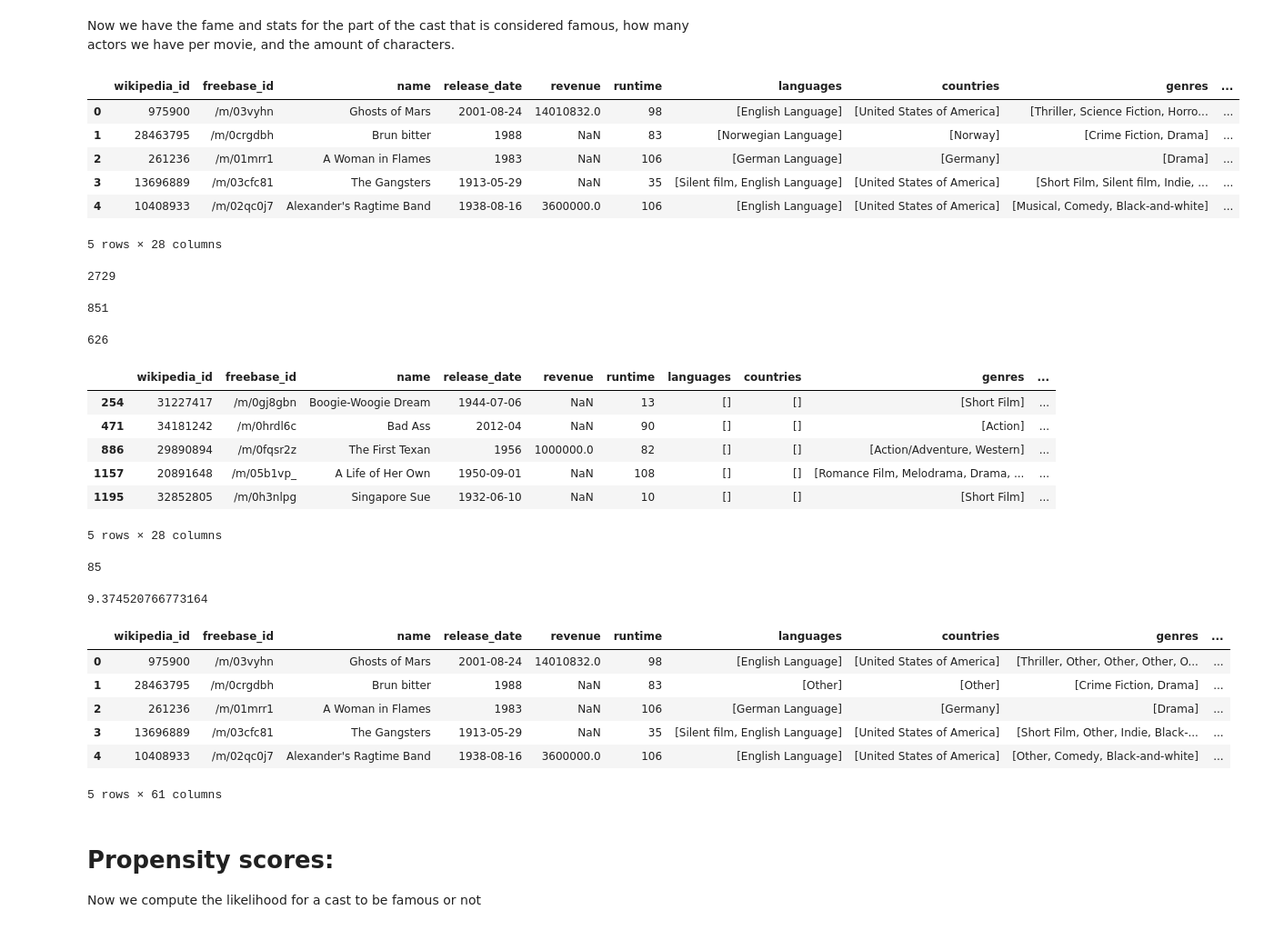
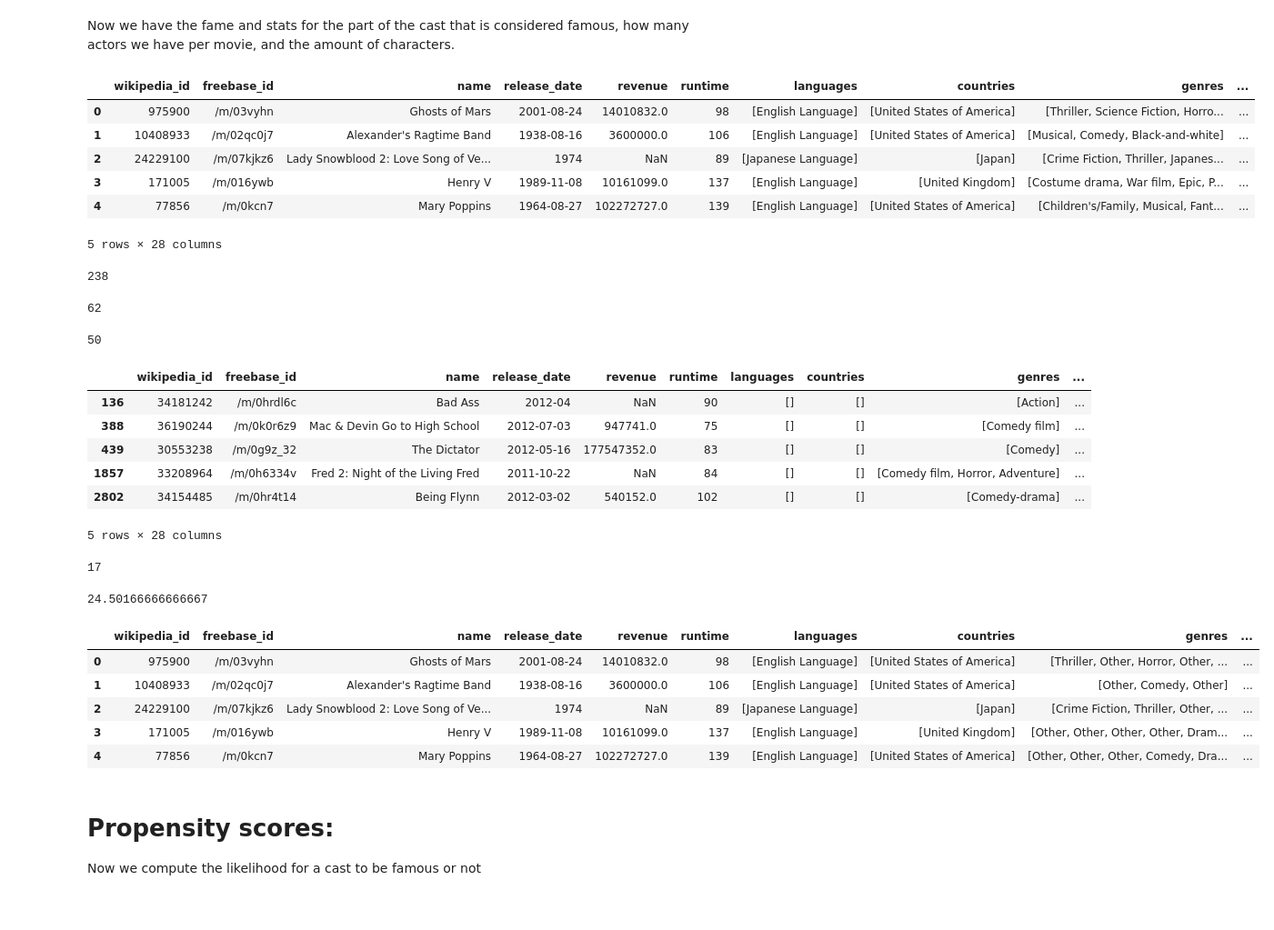
Before and after one commit to epfl-ada/ada-2023-project-shinebrightlikeadamon, a Jupyter notebook: fame_pop_analysis.ipynb, the cells around one changed output. Shown at 91% size. Drawn from its saved outputs; the diff is of its cells as text; code cells hidden in the pictures.

```diff
--- a/fame_pop_analysis.ipynb
+++ b/fame_pop_analysis.ipynb
@@ -440,6 +440,20 @@ AttributeError: type object 'DOMWidget' has no attribute '_ipython_display_'
 # Popularity matching
 # %% [markdown]
 First, let us visualize our data.
+# %%
+# Open the cleaned datasets from the cleaned_datasets folder
+movies = pd.read_csv('cleaned_datasets/movies_clean.csv')
+characters = pd.read_csv('cleaned_datasets/characters_clean.csv')
+actors_info = pd.read_csv('cleaned_datasets/actors_info_clean.csv')
+actors_list = pd.read_csv('cleaned_datasets/actors_list_clean.csv')
+
+# Add the average fame, liked, disliked and neutral scores from the characters dataframe per movie to the movies dataframe
+values = characters.groupby('freebase_movie_id',as_index=False).mean()#.agg({'Fame':'mean','Liked':'mean','Disliked':'mean','Neutral':'mean'})
+movies = pd.merge(movies, values[['freebase_movie_id','Fame','Liked','Disliked','Neutral']], left_on='freebase_id', right_on='freebase_movie_id', how='left')
+movies = movies.drop(['freebase_movie_id'], axis=1)
+# %%
+# filter dataset to more restricted movies
+movies = movies[movies['numVotes'] >= 2000]
 # %%
 # plot a bar plot with the movies with a fame > 0 and the movies with a fame = 0, use the number of movies as the height of the bar
 plt.figure(figsize=(10,6))
@@ -571,10 +585,10 @@ display(movies_copy.head())
 # %% [output]
 |  | wikipedia_id | freebase_id | name | release_date | revenue | runtime | languages | countries | genres | ... |
 | 0 | 975900 | /m/03vyhn | Ghosts of Mars | 2001-08-24 | 14010832.0 | 98 | [English Language] | [United States of America] | [Thriller, Science Fiction, Horro... | ... |
-| 1 | 28463795 | /m/0crgdbh | Brun bitter | 1988 | NaN | 83 | [Norwegian Language] | [Norway] | [Crime Fiction, Drama] | ... |
-| 2 | 261236 | /m/01mrr1 | A Woman in Flames | 1983 | NaN | 106 | [German Language] | [Germany] | [Drama] | ... |
-| 3 | 13696889 | /m/03cfc81 | The Gangsters | 1913-05-29 | NaN | 35 | [Silent film, English Language] | [United States of America] | [Short Film, Silent film, Indie, ... | ... |
-| 4 | 10408933 | /m/02qc0j7 | Alexander's Ragtime Band | 1938-08-16 | 3600000.0 | 106 | [English Language] | [United States of America] | [Musical, Comedy, Black-and-white] | ... |
+| 1 | 10408933 | /m/02qc0j7 | Alexander's Ragtime Band | 1938-08-16 | 3600000.0 | 106 | [English Language] | [United States of America] | [Musical, Comedy, Black-and-white] | ... |
+| 2 | 24229100 | /m/07kjkz6 | Lady Snowblood 2: Love Song of Ve... | 1974 | NaN | 89 | [Japanese Language] | [Japan] | [Crime Fiction, Thriller, Japanes... | ... |
+| 3 | 171005 | /m/016ywb | Henry V | 1989-11-08 | 10161099.0 | 137 | [English Language] | [United Kingdom] | [Costume drama, War film, Epic, P... | ... |
+| 4 | 77856 | /m/0kcn7 | Mary Poppins | 1964-08-27 | 102272727.0 | 139 | [English Language] | [United States of America] | [Children's/Family, Musical, Fant... | ... |
 5 rows × 28 columns
 # %%
 # show the rows where languages is an empty list
@@ -590,18 +604,18 @@ display(len(movies_copy[(movies_copy['languages'].apply(len) == 0) & (movies_cop
 # print mean of fame for all the movies with no language and no country as interpreted in the previous lines
 print(movies_copy[(movies_copy['languages'].apply(len) == 0) & (movies_copy['countries'].apply(len) == 0)]['fame_only'].mean())
 # %% [output]
-2729
+238
-851
+62
-626
+50
 |  | wikipedia_id | freebase_id | name | release_date | revenue | runtime | languages | countries | genres | ... |
-| 254 | 31227417 | /m/0gj8gbn | Boogie-Woogie Dream | 1944-07-06 | NaN | 13 | [] | [] | [Short Film] | ... |
-| 471 | 34181242 | /m/0hrdl6c | Bad Ass | 2012-04 | NaN | 90 | [] | [] | [Action] | ... |
-| 886 | 29890894 | /m/0fqsr2z | The First Texan | 1956 | 1000000.0 | 82 | [] | [] | [Action/Adventure, Western] | ... |
-| 1157 | 20891648 | /m/05b1vp_ | A Life of Her Own | 1950-09-01 | NaN | 108 | [] | [] | [Romance Film, Melodrama, Drama, ... | ... |
-| 1195 | 32852805 | /m/0h3nlpg | Singapore Sue | 1932-06-10 | NaN | 10 | [] | [] | [Short Film] | ... |
+| 136 | 34181242 | /m/0hrdl6c | Bad Ass | 2012-04 | NaN | 90 | [] | [] | [Action] | ... |
+| 388 | 36190244 | /m/0k0r6z9 | Mac & Devin Go to High School | 2012-07-03 | 947741.0 | 75 | [] | [] | [Comedy film] | ... |
+| 439 | 30553238 | /m/0g9z_32 | The Dictator | 2012-05-16 | 177547352.0 | 83 | [] | [] | [Comedy] | ... |
+| 1857 | 33208964 | /m/0h6334v | Fred 2: Night of the Living Fred | 2011-10-22 | NaN | 84 | [] | [] | [Comedy film, Horror, Adventure] | ... |
+| 2802 | 34154485 | /m/0hr4t14 | Being Flynn | 2012-03-02 | 540152.0 | 102 | [] | [] | [Comedy-drama] | ... |
 5 rows × 28 columns
-85
+17
-9.374520766773164
+24.50166666666667
 # %%
 from sklearn.preprocessing import MultiLabelBinarizer
 movies_reg = movies_copy.copy()
@@ -634,40 +648,39 @@ top_languages = movies_reg['languages'].explode().value_counts().nlargest(10).in
 movies_reg['languages'] = movies_reg['languages'].apply(lambda lst: ['Other' if language not in top_languages else language for language in lst])
 
 # Initialize the MultiLabelBinarizer
 mlb = MultiLabelBinarizer()
 # Fit and transform the lists of languages
 one_hot_encoded = mlb.fit_transform(movies_reg['languages'])
 #vector version
 #movies_reg['languages_vector'] = one_hot_encoded.tolist()
 # Create a DataFrame with the one-hot encoded values
 one_hot_df = pd.DataFrame(one_hot_encoded, columns=mlb.classes_)
 # Concatenate the original DataFrame with the one-hot encoded DataFrame
 movies_reg = pd.concat([movies_reg, one_hot_df], axis=1)
 
 # do the same for the genres
 top_genres = movies_reg['genres'].explode().value_counts().nlargest(10).index
 movies_reg['genres'] = movies_reg['genres'].apply(lambda lst: ['Other' if genre not in top_genres else genre for genre in lst])
 # Initialize the MultiLabelBinarizer
 mlb = MultiLabelBinarizer()
 # Fit and transform the lists of genres
 one_hot_encoded = mlb.fit_transform(movies_reg['genres'])
 #vector version
 #movies_reg['genres_vector'] = one_hot_encoded.tolist()
 # Create a DataFrame with the one-hot encoded values
 one_hot_df = pd.DataFrame(one_hot_encoded, columns=mlb.classes_)
 # Concatenate the original DataFrame with the one-hot encoded DataFrame
 movies_reg = pd.concat([movies_reg, one_hot_df], axis=1)
 
-
+pd.set_option('display.max_columns', None)
 display(movies_reg.head())
 # %% [output]
 |  | wikipedia_id | freebase_id | name | release_date | revenue | runtime | languages | countries | genres | ... |
-| 0 | 975900 | /m/03vyhn | Ghosts of Mars | 2001-08-24 | 14010832.0 | 98 | [English Language] | [United States of America] | [Thriller, Other, Other, Other, O... | ... |
-| 1 | 28463795 | /m/0crgdbh | Brun bitter | 1988 | NaN | 83 | [Other] | [Other] | [Crime Fiction, Drama] | ... |
-| 2 | 261236 | /m/01mrr1 | A Woman in Flames | 1983 | NaN | 106 | [German Language] | [Germany] | [Drama] | ... |
-| 3 | 13696889 | /m/03cfc81 | The Gangsters | 1913-05-29 | NaN | 35 | [Silent film, English Language] | [United States of America] | [Short Film, Other, Indie, Black-... | ... |
-| 4 | 10408933 | /m/02qc0j7 | Alexander's Ragtime Band | 1938-08-16 | 3600000.0 | 106 | [English Language] | [United States of America] | [Other, Comedy, Black-and-white] | ... |
+| 0 | 975900 | /m/03vyhn | Ghosts of Mars | 2001-08-24 | 14010832.0 | 98 | [English Language] | [United States of America] | [Thriller, Other, Horror, Other, ... | ... |
+| 1 | 10408933 | /m/02qc0j7 | Alexander's Ragtime Band | 1938-08-16 | 3600000.0 | 106 | [English Language] | [United States of America] | [Other, Comedy, Other] | ... |
+| 2 | 24229100 | /m/07kjkz6 | Lady Snowblood 2: Love Song of Ve... | 1974 | NaN | 89 | [Japanese Language] | [Japan] | [Crime Fiction, Thriller, Other, ... | ... |
+| 3 | 171005 | /m/016ywb | Henry V | 1989-11-08 | 10161099.0 | 137 | [English Language] | [United Kingdom] | [Other, Other, Other, Other, Dram... | ... |
+| 4 | 77856 | /m/0kcn7 | Mary Poppins | 1964-08-27 | 102272727.0 | 139 | [English Language] | [United States of America] | [Other, Other, Other, Comedy, Dra... | ... |
-5 rows × 61 columns
 # %%
 #replace the NaN values with 0
 movies_reg = movies_reg.fillna(0)
```
Also changed, not shown: parts of 8 cells of this notebook.
